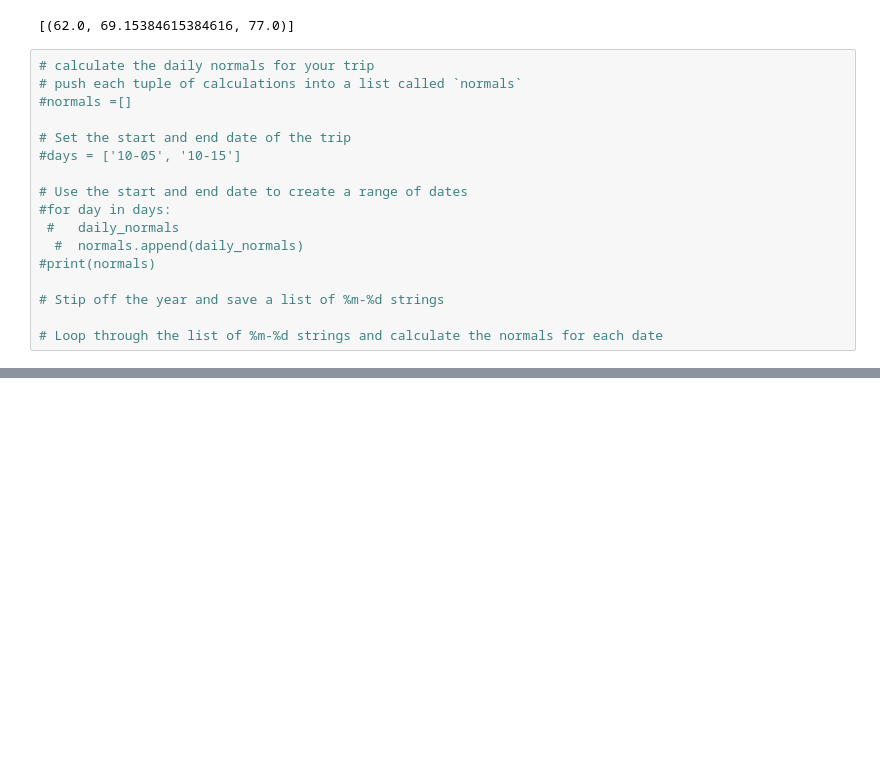
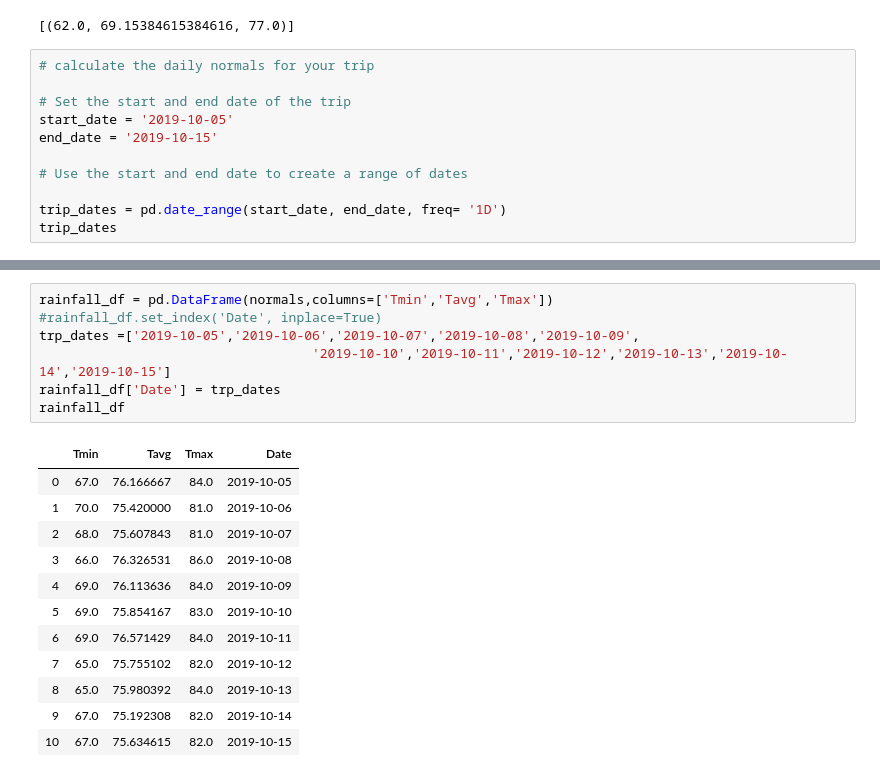
Before and after one commit to Pame1481/SQLAlchemy-Challenge, a Jupyter notebook: Climate_Hawaii.ipynb, the cells around one changed output, grey strips where cells are left out. Drawn from its saved outputs; the diff is of its cells as text; blank space fills up the shorter version.

```diff
--- a/Climate_Hawaii.ipynb
+++ b/Climate_Hawaii.ipynb
@@ -469,18 +469,12 @@ daily_normals("01-01")
 [(62.0, 69.15384615384616, 77.0)]
 # %%
 # calculate the daily normals for your trip
-# push each tuple of calculations into a list called `normals`
-#normals =[]
 
 # Set the start and end date of the trip
-#days = ['10-05', '10-15']
+start_date = '2019-10-05'
+end_date = '2019-10-15'
 
 # Use the start and end date to create a range of dates
-#for day in days:
- #   daily_normals
-  #  normals.append(daily_normals)
-#print(normals)
 
-# Stip off the year and save a list of %m-%d strings
-
-# Loop through the list of %m-%d strings and calculate the normals for each date
+trip_dates = pd.date_range(start_date, end_date, freq= '1D')
+trip_dates
@@ -486,0 +514,20 @@ daily_normals("01-01")
+# %%
+rainfall_df = pd.DataFrame(normals,columns=['Tmin','Tavg','Tmax'])
+#rainfall_df.set_index('Date', inplace=True)
+trp_dates =['2019-10-05','2019-10-06','2019-10-07','2019-10-08','2019-10-09',
+                                   '2019-10-10','2019-10-11','2019-10-12','2019-10-13','2019-10-14','2019-10-15']
+rainfall_df['Date'] = trp_dates
+rainfall_df
+# %% [output]
+|  | Tmin | Tavg | Tmax | Date |
+| 0 | 67.0 | 76.166667 | 84.0 | 2019-10-05 |
+| 1 | 70.0 | 75.420000 | 81.0 | 2019-10-06 |
+| 2 | 68.0 | 75.607843 | 81.0 | 2019-10-07 |
+| 3 | 66.0 | 76.326531 | 86.0 | 2019-10-08 |
+| 4 | 69.0 | 76.113636 | 84.0 | 2019-10-09 |
+| 5 | 69.0 | 75.854167 | 83.0 | 2019-10-10 |
+| 6 | 69.0 | 76.571429 | 84.0 | 2019-10-11 |
+| 7 | 65.0 | 75.755102 | 82.0 | 2019-10-12 |
+| 8 | 65.0 | 75.980392 | 84.0 | 2019-10-13 |
+| 9 | 67.0 | 75.192308 | 82.0 | 2019-10-14 |
+| 10 | 67.0 | 75.634615 | 82.0 | 2019-10-15 |
```
Also changed, not shown: parts of 10 cells of this notebook, 6 other files.
